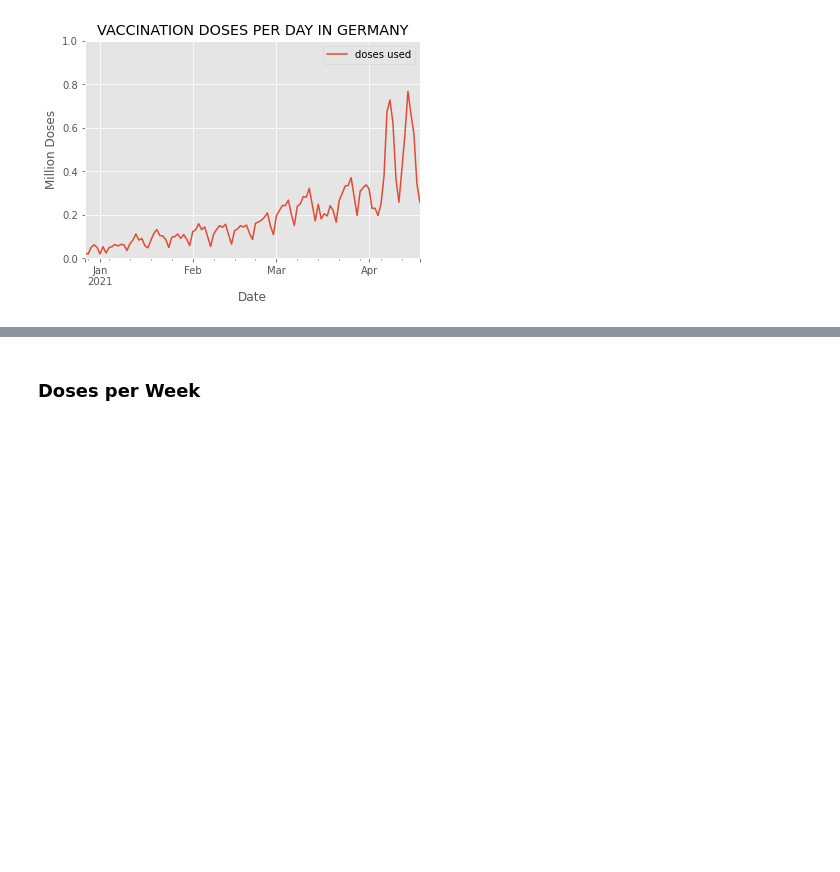
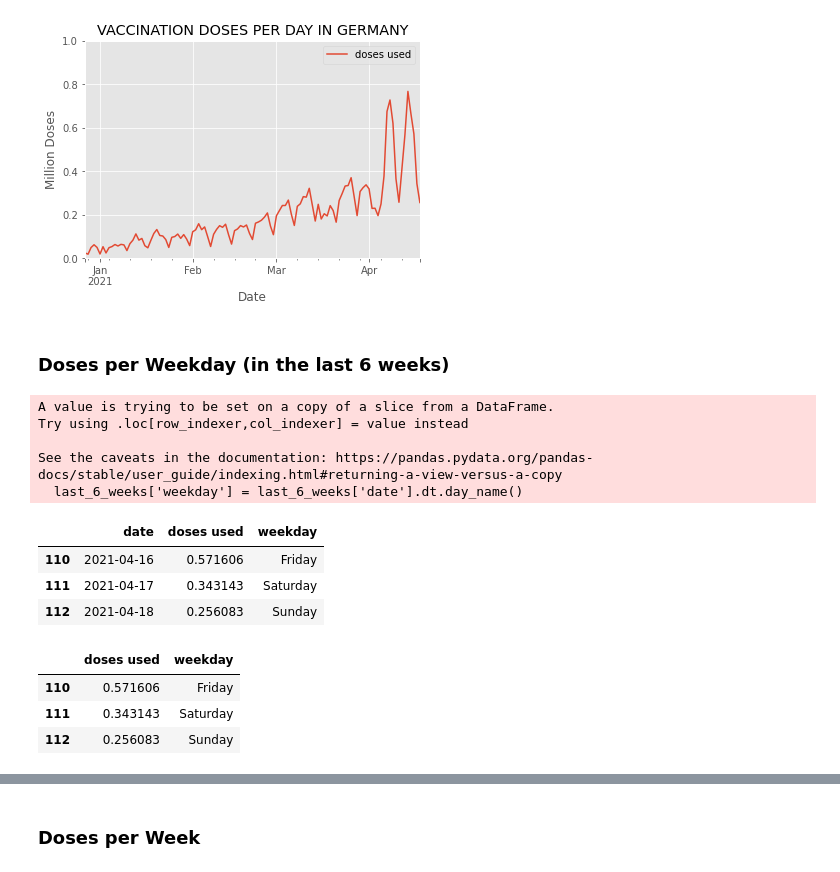
Before and after one commit to RuedigerVoigt/track-covid-19, a Jupyter notebook: vaccination.ipynb, the cells around one changed output, grey strips where cells are left out. Saved outputs shown, nothing was run; the diff lists cells and outputs as text; code cells hidden in the pictures; blank space fills up the shorter version.

```diff
--- a/vaccination.ipynb
+++ b/vaccination.ipynb
@@ -122,3 +122,5 @@ doses_daily.plot(
 # %% [output]
 <AxesSubplot:title={'center':'VACCINATION DOSES PER DAY IN GERMANY'}, xlabel='Date', ylabel='Million Doses'>
 [figure]
+# %% [markdown]
+### Doses per Weekday (in the last 6 weeks)
@@ -124,0 +129,18 @@ doses_daily.plot(
+# %%
+# Yields a warning, but exactly like the docs prescribe and it works
+# https://pandas.pydata.org/docs/getting_started/intro_tutorials/05_add_columns.html
+last_6_weeks['weekday'] = last_6_weeks['date'].dt.day_name()
+# %% [output]
+A value is trying to be set on a copy of a slice from a DataFrame.
+Try using .loc[row_indexer,col_indexer] = value instead
+
+See the caveats in the documentation: https://pandas.pydata.org/pandas-docs/stable/user_guide/indexing.html#returning-a-view-versus-a-copy
+  last_6_weeks['weekday'] = last_6_weeks['date'].dt.day_name()
+# %%
+# check:
+last_6_weeks.tail(3)
+# %% [output]
+|  | date | doses used | weekday |
+| 110 | 2021-04-16 | 0.571606 | Friday |
+| 111 | 2021-04-17 | 0.343143 | Saturday |
+| 112 | 2021-04-18 | 0.256083 | Sunday |
@@ -124,0 +150,8 @@ doses_daily.plot(
+# %%
+#last_6_weeks.set_index('weekday', inplace=True)
+last_6_weeks.tail(3)
+# %% [output]
+|  | doses used | weekday |
+| 110 | 0.571606 | Friday |
+| 111 | 0.343143 | Saturday |
+| 112 | 0.256083 | Sunday |
```
Also changed, not shown: parts of 5 cells of this notebook.
